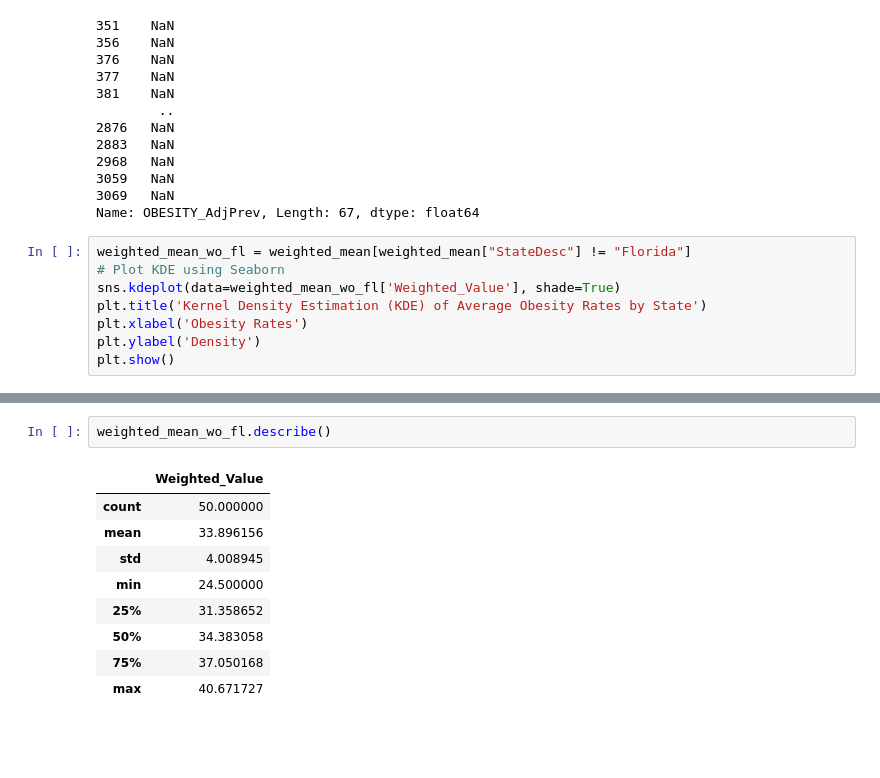
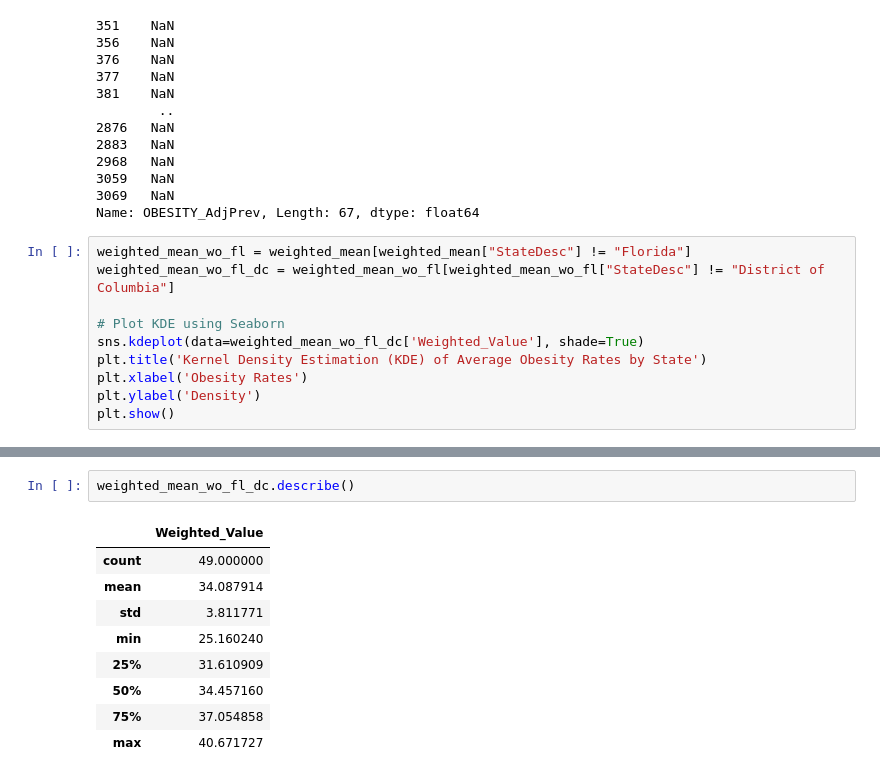
Before and after one commit to heiligni/SWAN, a Jupyter notebook: swan/preprocessing.ipynb, the cells around one changed output, grey strips where cells are left out. Drawn from its saved outputs; the diff is of its cells as text; blank space fills up the shorter version.

```diff
--- a/swan/preprocessing.ipynb
+++ b/swan/preprocessing.ipynb
@@ -80,8 +80,10 @@ filtered_df[filtered_df["StateAbbr"] == "FL"]["OBESITY_AdjPrev"]
 Name: OBESITY_AdjPrev, Length: 67, dtype: float64
 # %%
 weighted_mean_wo_fl = weighted_mean[weighted_mean["StateDesc"] != "Florida"]
+weighted_mean_wo_fl_dc = weighted_mean_wo_fl[weighted_mean_wo_fl["StateDesc"] != "District of Columbia"]
+
 # Plot KDE using Seaborn
-sns.kdeplot(data=weighted_mean_wo_fl['Weighted_Value'], shade=True)
+sns.kdeplot(data=weighted_mean_wo_fl_dc['Weighted_Value'], shade=True)
 plt.title('Kernel Density Estimation (KDE) of Average Obesity Rates by State')
 plt.xlabel('Obesity Rates')
 plt.ylabel('Density')
@@ -95,12 +138,12 @@ This will become an error in seaborn v0.14.0; please update your code.
 # %%
-weighted_mean_wo_fl.describe()
+weighted_mean_wo_fl_dc.describe()
 # %% [output]
 |  | Weighted_Value |
-| count | 50.000000 |
-| mean | 33.896156 |
-| std | 4.008945 |
-| min | 24.500000 |
-| 25% | 31.358652 |
-| 50% | 34.383058 |
-| 75% | 37.050168 |
+| count | 49.000000 |
+| mean | 34.087914 |
+| std | 3.811771 |
+| min | 25.160240 |
+| 25% | 31.610909 |
+| 50% | 34.457160 |
+| 75% | 37.054858 |
 | max | 40.671727 |
```
Also changed, not shown: parts of 4 cells of this notebook.
